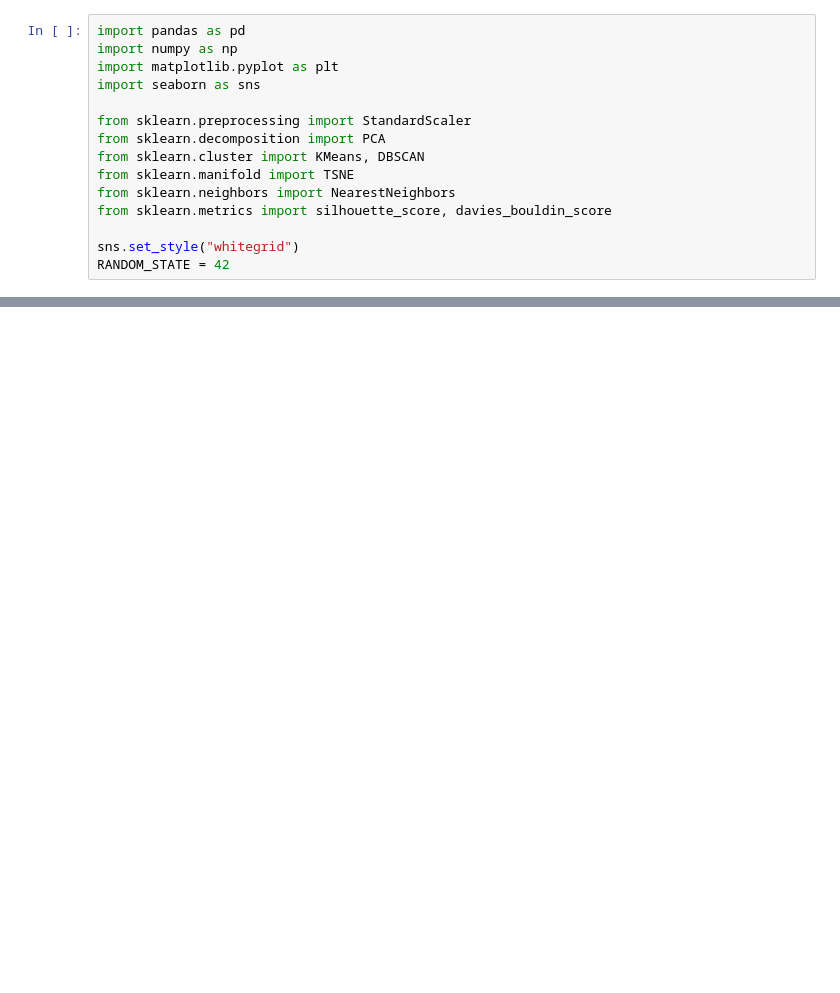
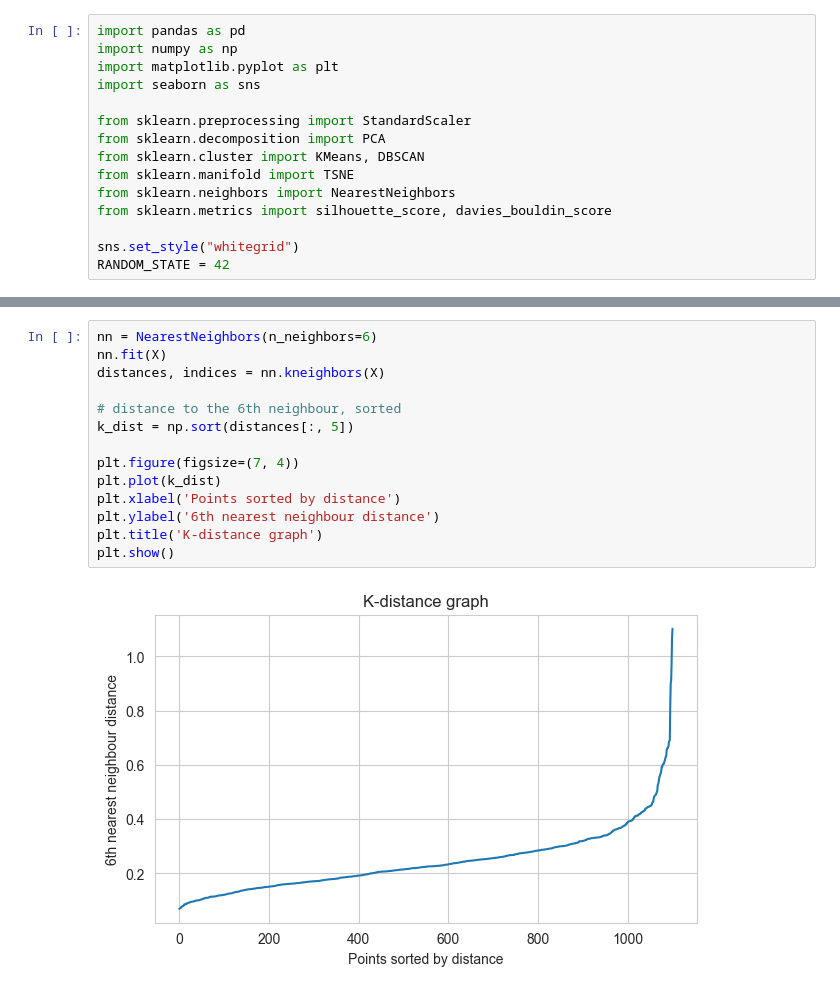
Before and after one commit to z4iddd/ML-CASE-STUDY-3, a Jupyter notebook: ecommerce.ipynb, the cells around one changed output, grey strips where cells are left out. Cells and saved outputs as stored; diff of their text form; blank space fills up the shorter version.

```diff
--- a/ecommerce.ipynb
+++ b/ecommerce.ipynb
@@ -21,0 +164,16 @@ UnicodeDecodeError: 'utf-8' codec can't decode byte 0xa3 in position 79780: inva
+# %%
+nn = NearestNeighbors(n_neighbors=6)
+nn.fit(X)
+distances, indices = nn.kneighbors(X)
+
+# distance to the 6th neighbour, sorted
+k_dist = np.sort(distances[:, 5])
+
+plt.figure(figsize=(7, 4))
+plt.plot(k_dist)
+plt.xlabel('Points sorted by distance')
+plt.ylabel('6th nearest neighbour distance')
+plt.title('K-distance graph')
+plt.show()
+# %% [output]
+[figure, added]
```
Also changed, not shown: parts of 19 cells of this notebook, 1 other file.
